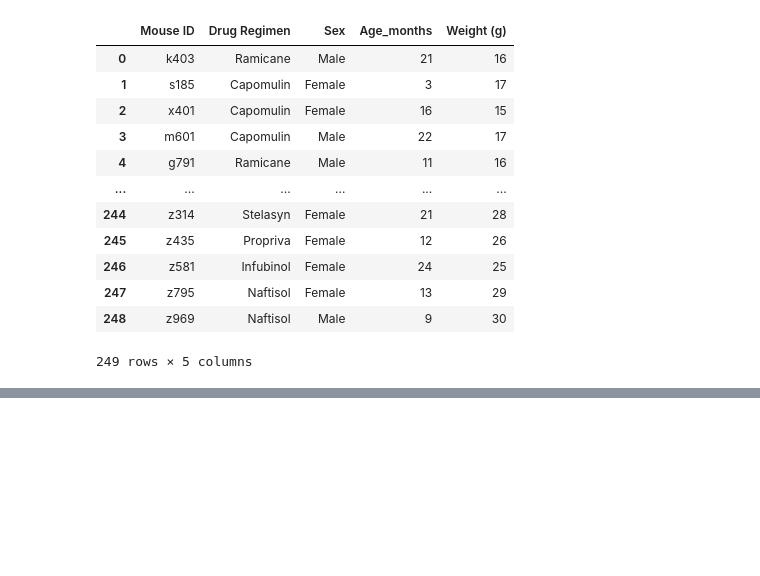
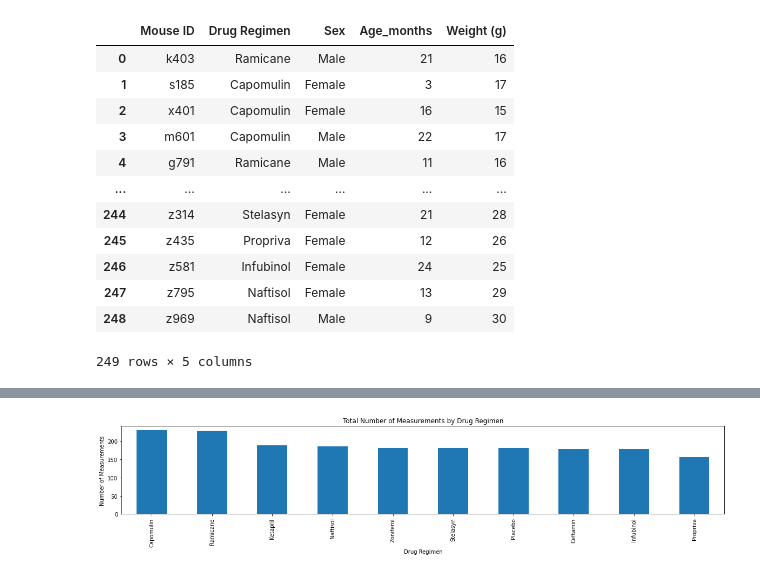
Before and after one commit to schwamb/matplotlib-challenge, a Jupyter notebook: pymaceuticals.ipynb, the cells around one changed output, grey strips where cells are left out. Drawn from its saved outputs; the diff is of its cells as text; code cells hidden in the pictures; blank space fills up the shorter version.

Commit message:
Breakdown by drug regimen added

```diff
--- a/pymaceuticals.ipynb
+++ b/pymaceuticals.ipynb
@@ -25,0 +77,9 @@ study_df
+# %%
+mouse_renamed = mouse_df.rename(columns={"Mouse ID": "Mouse_ID",
+                                         "Drug Regimen": "Drug_Regimen",
+                                         "Weight (g)": "Weight(g)"})
+
+drug_names = mouse_renamed.Drug_Regimen.unique()
+# %%
+mouse_study_df=pd.merge(mouse_renamed,study_renamed, on=("Mouse_ID"), how= "outer")
+mouse_study_df
@@ -25,0 +100,5 @@ study_df
+# %%
+#https://pandas.pydata.org/pandas-docs/stable/reference/api/pandas.DataFrame.drop_duplicates.html#pandas.DataFrame.drop_duplicates
+mouse_study_clean = mouse_study_df.drop_duplicates(subset= ('Mouse_ID', 'Timepoint'))
+
+mouse_study_clean
@@ -25,0 +186,9 @@ study_df
+# %%
+#PIES AND BARS
+# * medGenerate a bar plot using both Pandas's `DataFrame.plot()` and Matplotlib's
+# `pyplot` that shows the total number of measurements taken for each treatment regimen
+# throughout the course of the study.
+
+drug_counts = mouse_study_clean['Drug_Regimen'].value_counts()
+drug_counts = pd.Series(drug_counts, name = "Drug_Regimen")
+drug_counts
@@ -25,0 +207,8 @@ study_df
+# %%
+drug_counts.plot(kind="bar", figsize=(20,3))
+plt.title("Total Number of Measurements by Drug Regimen")
+plt.xlabel("Drug Regimen")
+plt.ylabel("Number of Measurements")
+plt.show()
+# %% [output]
+[figure, added]
```
Also changed, not shown: parts of 15 cells of this notebook.
